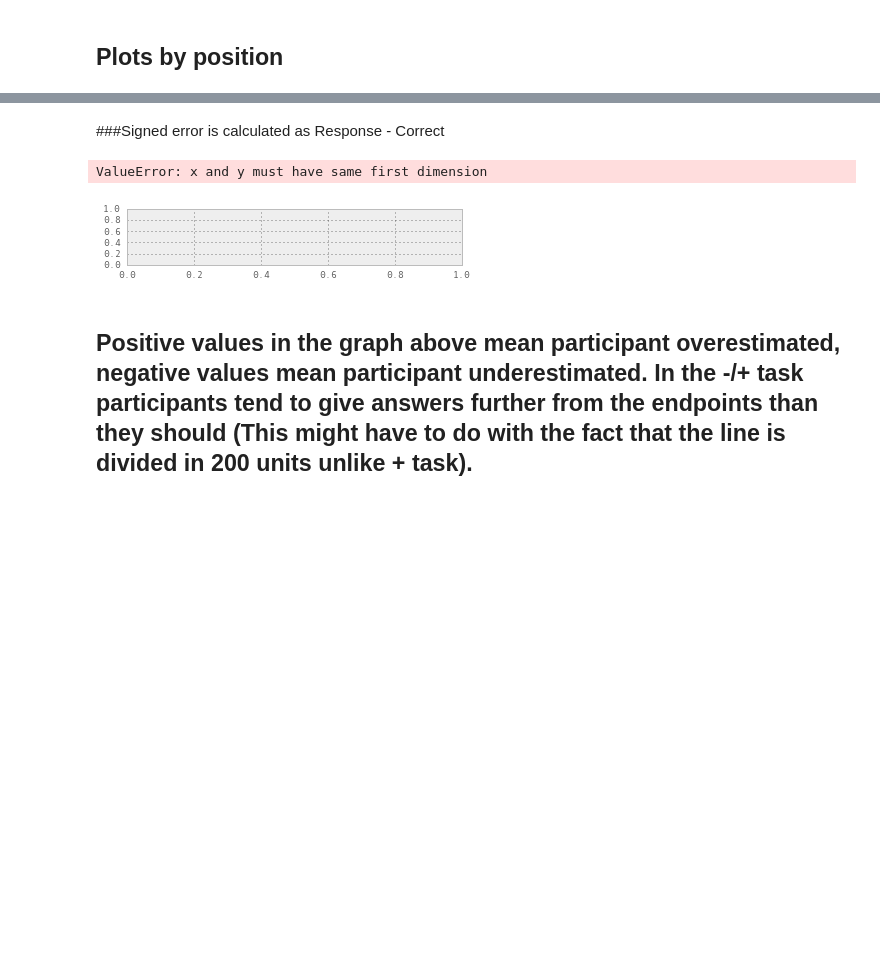
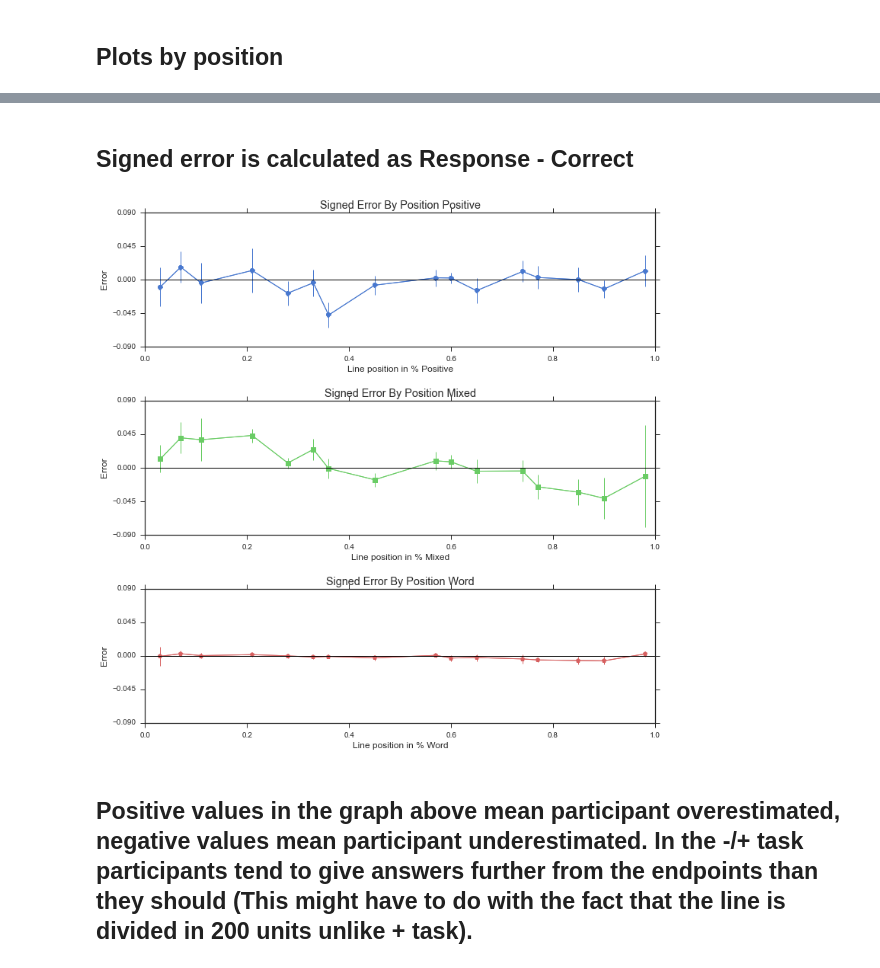
Before and after one commit to franink/Fractions, a Jupyter notebook: Data_Analyses/NLine_Behavioral.ipynb, the cells around one changed output, grey strips where cells are left out. Cells and saved outputs as stored; diff of their text form; code cells hidden in the pictures; blank space fills up the shorter version.

```diff
--- a/Data_Analyses/NLine_Behavioral.ipynb
+++ b/Data_Analyses/NLine_Behavioral.ipynb
@@ -691,2 +555,0 @@ dtype: float64
-# %%
-responded['RT_Diff'] = responded['RT']-responded['RTHold']
@@ -745,0 +560,2 @@ responded.iloc[0:20]
+# %%
+n_subj = len(responded.groupby(level=0))
@@ -866,2 +878,2 @@ AttributeError: Unknown property color_cycle
 # %% [markdown]
-###Signed error is calculated as Response - Correct
+## Signed error is calculated as Response - Correct
@@ -882,0 +890,14 @@ STDsignerror_3 = STDsignerror_3.get_values()
+# %%
+SD_signerror_1 = []
+SD_signerror_2 = []
+SD_signerror_3 = []
+for stim in np.sort(D[1].keys()):
+    SD_signerror_1.append(D[1][stim]['sign_error_SD'])
+for stim in np.sort(D[2].keys()):
+    SD_signerror_2.append(D[2][stim]['sign_error_SD'])
+for stim in np.sort(D[3].keys()):
+    SD_signerror_3.append(D[3][stim]['sign_error_SD'])
+# %%
+SE_signerror_1 = SD_signerror_1/np.sqrt(n_subj)
+SE_signerror_2 = SD_signerror_2/np.sqrt(n_subj)
+SE_signerror_3 = SD_signerror_3/np.sqrt(n_subj)
@@ -883,32 +914,37 @@ STDsignerror_3 = STDsignerror_3.get_values()
 # %%
-pylab.subplot(3,1,1)
-pylab.plot(xvals, signerror_1, 'ro-')
-#pylab.plot(xvals1, error_1, 'ro-')
-pylab.title('Signed Error By Position')
-pylab.xlabel('0 to 100', labelpad = 4)
-pylab.ylabel('Error')
-pylab.ylim([-0.09,0.09])
-pylab.yticks(([-0.09,-0.045,0,0.045,0.09]))
+fig = plt.figure(figsize=(12,12))
+fig1 = plt.subplot(3,1,1)
+fig1.plot(xvals, signerror_1, 'o-', color=pal[0])
+fig1.errorbar(xvals, signerror_1, yerr=SE_signerror_1*1.96, color=pal[0])
+fig1.plot([0,1], [0,0], color='black', linestyle='-')
+plt.title('Signed Error By Position Positive')
+plt.xlabel('Line position in % Positive', labelpad = 4)
+plt.ylabel('Error')
+plt.ylim([-0.09,0.09])
+plt.yticks(([-0.09,-0.045,0,0.045,0.09]))
 
-pylab.subplot(3,1,2)
-pylab.plot(xvals, signerror_2, 'b+-')
-pylab.xlabel('-100 to 100', labelpad = 4)
-pylab.ylabel('Error')
-pylab.ylim([-0.09,0.09])
-pylab.yticks(([-0.09,-0.045,0,0.045,0.09]))
+fig2 = plt.subplot(3,1,2)
+fig2.plot(xvals, signerror_2, color=pal[1], marker='s')
+fig2.errorbar(xvals, signerror_2, yerr=SE_signerror_2*1.96, color=pal[1])
+fig2.plot([0,1], [0,0], color='black', linestyle='-')
+plt.title('Signed Error By Position Mixed')
+plt.xlabel('Line position in % Mixed', labelpad = 4)
+plt.ylabel('Error')
+plt.ylim([-0.09,0.09])
+plt.yticks(([-0.09,-0.045,0,0.045,0.09]))
 
-pylab.subplot(3,1,3)
-pylab.plot(xvals, signerror_3, 'y.-')
-#pylab.plot(xvals1, error_3, 'y.-')
-pylab.xlabel('Word Task', labelpad = 4)
-pylab.ylabel('Error')
-pylab.ylim([-0.09,0.09])
-pylab.yticks(([-0.09,-0.045,0,0.045,0.09]))
+fig3 = plt.subplot(3,1,3)
+fig3.plot(xvals, signerror_3, color=pal[2], marker='p')
+fig3.errorbar(xvals, signerror_3, yerr=SE_signerror_3*1.96, color=pal[2])
+fig3.plot([0,1], [0,0], color='black', linestyle='-')
+plt.title('Signed Error By Position Word')
+plt.xlabel('Line position in % Word', labelpad = 4)
+plt.ylabel('Error')
+plt.ylim([-0.09,0.09])
+plt.yticks(([-0.09,-0.045,0,0.045,0.09]))
 
-
-pylab.subplots_adjust(hspace = 1.1)
+plt.subplots_adjust(hspace=.4)
 # %% [output]
-ValueError: x and y must have same first dimension
-[figure, old version]
+[figure, new version]
 # %% [markdown]
 ## Positive values in the graph above mean participant overestimated, negative values mean participant underestimated. In the -/+ task participants tend to give answers further from the endpoints than they should (This might have to do with the fact that the line is divided in 200 units unlike + task).
```
Also changed, not shown: parts of 286 cells of this notebook, 10 other files.
